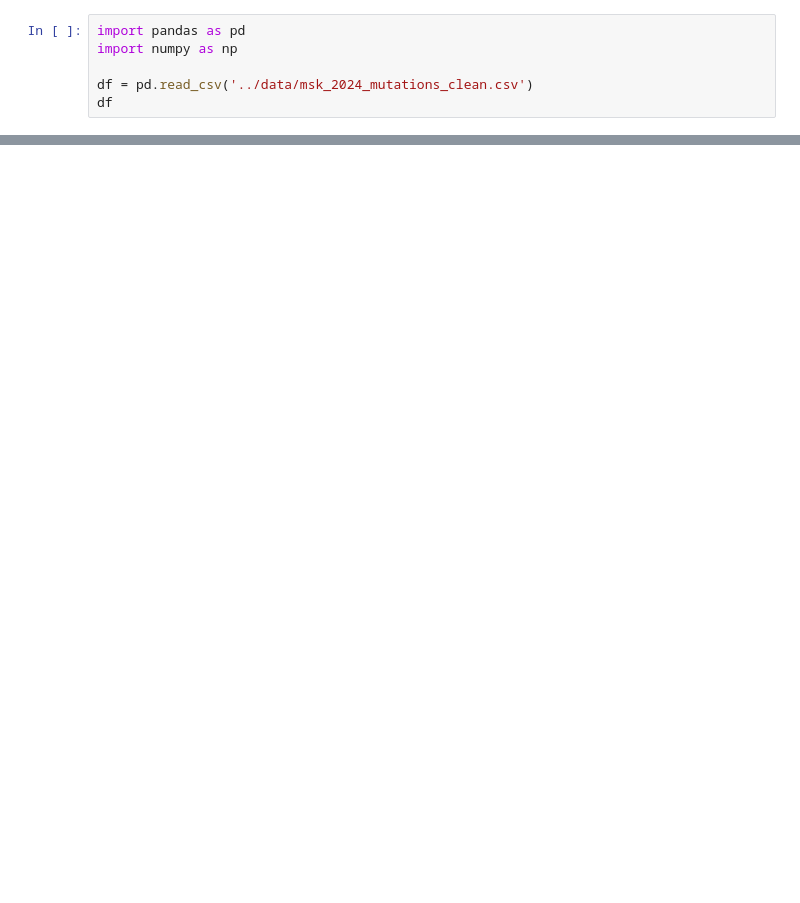
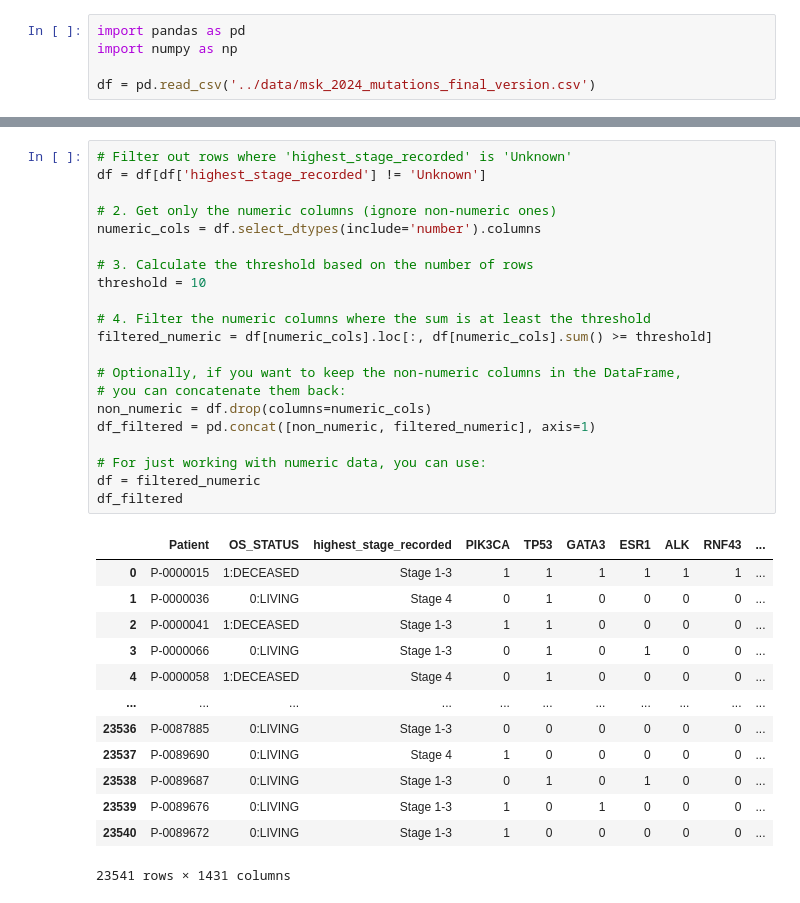
Before and after one commit to Lyce24/DLG_Final_Project, a Jupyter notebook: data_processing/feature_engineering.ipynb, the cells around one changed output, grey strips where cells are left out. Drawn from its saved outputs; the diff is of its cells as text; blank space fills up the shorter version.

```diff
--- a/data_processing/feature_engineering.ipynb
+++ b/data_processing/feature_engineering.ipynb
@@ -2,5 +2,4 @@
 import pandas as pd
 import numpy as np
 
-df = pd.read_csv('../data/msk_2024_mutations_clean.csv')
-df
+df = pd.read_csv('../data/msk_2024_mutations_final_version.csv')
@@ -65,0 +6,35 @@ See the caveats in the documentation: https://pandas.pydata.org/pandas-docs/stab
+# %%
+# Filter out rows where 'highest_stage_recorded' is 'Unknown'
+df = df[df['highest_stage_recorded'] != 'Unknown']
+
+# 2. Get only the numeric columns (ignore non-numeric ones)
+numeric_cols = df.select_dtypes(include='number').columns
+
+# 3. Calculate the threshold based on the number of rows
+threshold = 10
+
+# 4. Filter the numeric columns where the sum is at least the threshold
+filtered_numeric = df[numeric_cols].loc[:, df[numeric_cols].sum() >= threshold]
+
+# Optionally, if you want to keep the non-numeric columns in the DataFrame,
+# you can concatenate them back:
+non_numeric = df.drop(columns=numeric_cols)
+df_filtered = pd.concat([non_numeric, filtered_numeric], axis=1)
+
+# For just working with numeric data, you can use:
+df = filtered_numeric
+df_filtered
+# %% [output]
+|  | Patient | OS_STATUS | highest_stage_recorded | PIK3CA | TP53 | GATA3 | ESR1 | ALK | RNF43 | ... |
+| 0 | P-0000015 | 1:DECEASED | Stage 1-3 | 1 | 1 | 1 | 1 | 1 | 1 | ... |
+| 1 | P-0000036 | 0:LIVING | Stage 4 | 0 | 1 | 0 | 0 | 0 | 0 | ... |
+| 2 | P-0000041 | 1:DECEASED | Stage 1-3 | 1 | 1 | 0 | 0 | 0 | 0 | ... |
+| 3 | P-0000066 | 0:LIVING | Stage 1-3 | 0 | 1 | 0 | 1 | 0 | 0 | ... |
+| 4 | P-0000058 | 1:DECEASED | Stage 4 | 0 | 1 | 0 | 0 | 0 | 0 | ... |
+| ... | ... | ... | ... | ... | ... | ... | ... | ... | ... | ... |
+| 23536 | P-0087885 | 0:LIVING | Stage 1-3 | 0 | 0 | 0 | 0 | 0 | 0 | ... |
+| 23537 | P-0089690 | 0:LIVING | Stage 4 | 1 | 0 | 0 | 0 | 0 | 0 | ... |
+| 23538 | P-0089687 | 0:LIVING | Stage 1-3 | 0 | 1 | 0 | 1 | 0 | 0 | ... |
+| 23539 | P-0089676 | 0:LIVING | Stage 1-3 | 1 | 0 | 1 | 0 | 0 | 0 | ... |
+| 23540 | P-0089672 | 0:LIVING | Stage 1-3 | 1 | 0 | 0 | 0 | 0 | 0 | ... |
+23541 rows × 1431 columns
```
Also changed, not shown: parts of 4 cells of this notebook, 12 other files.
